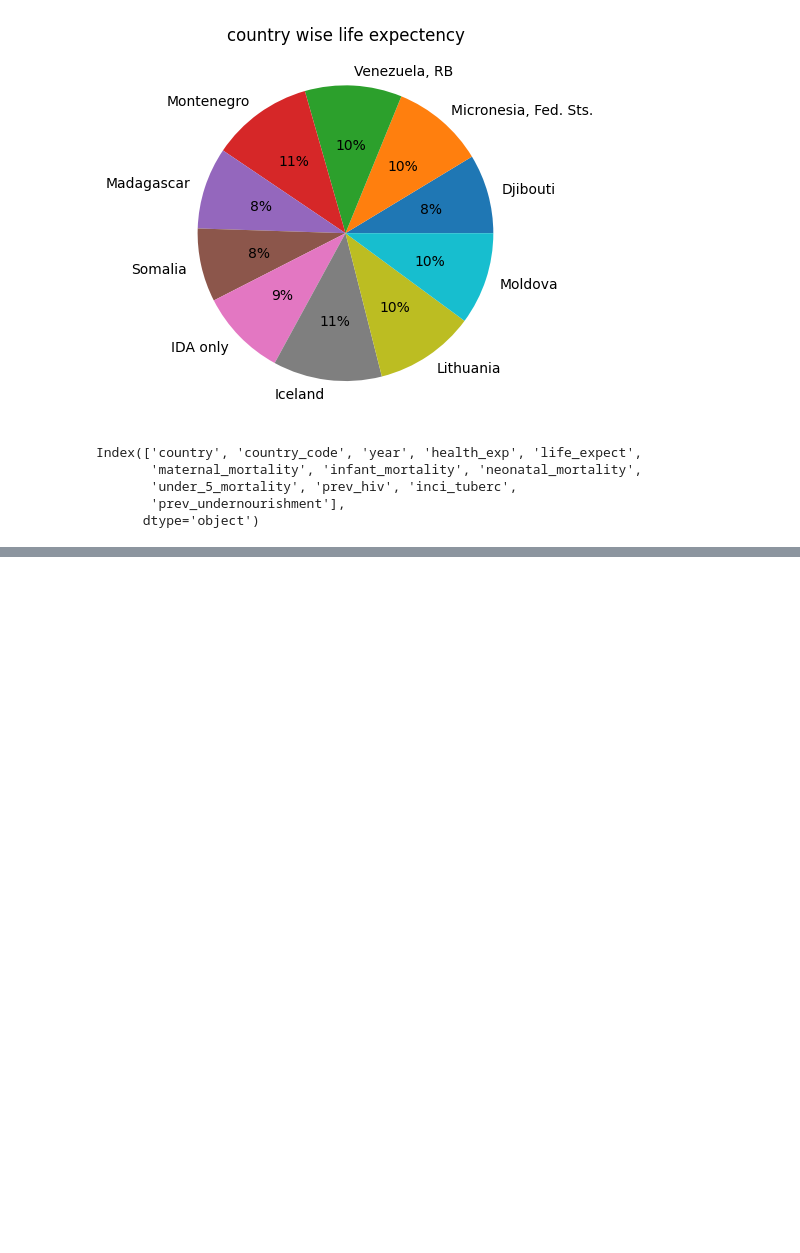
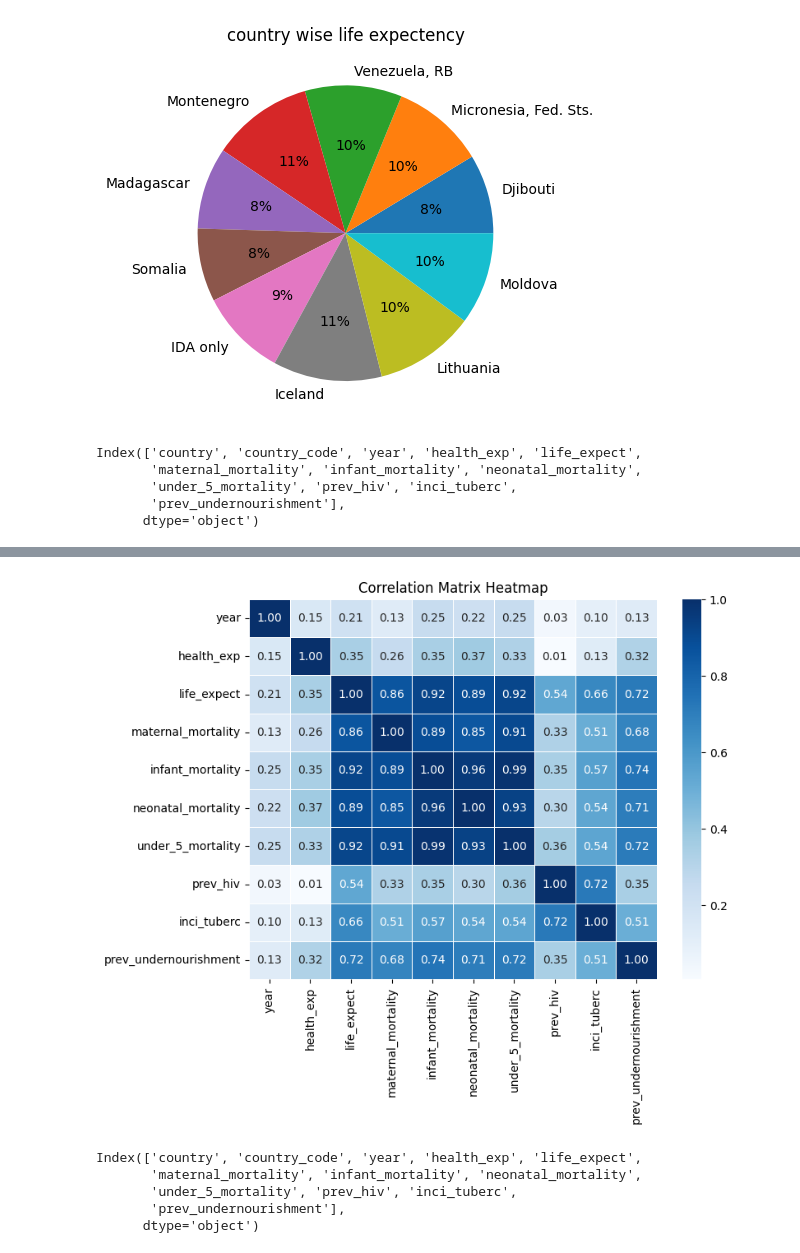
Before and after one commit to Praveenpadidapu/ML-Assignments, a Jupyter notebook: Blog.ipynb, the cells around one changed output, grey strips where cells are left out. Drawn from its saved outputs; the diff is of its cells as text; code cells hidden in the pictures; blank space fills up the shorter version.

```diff
--- a/Blog.ipynb
+++ b/Blog.ipynb
@@ -237,0 +237,18 @@ Index(['country', 'country_code', 'year', 'health_exp', 'life_expect',
+# %%
+
+numerical_data = data.select_dtypes(include=np.number)
+m=numerical_data.corr().abs()
+plt.figure(figsize=(8, 6))
+sns.heatmap(m, annot=True, cmap='Blues', fmt=".2f", linewidths=0.5)
+plt.title("Correlation Matrix Heatmap")
+plt.show()
+# %% [output]
+[figure, added]
+# %%
+data.columns
+# %% [output]
+Index(['country', 'country_code', 'year', 'health_exp', 'life_expect',
+       'maternal_mortality', 'infant_mortality', 'neonatal_mortality',
+       'under_5_mortality', 'prev_hiv', 'inci_tuberc',
+       'prev_undernourishment'],
+      dtype='object')
```
Also changed, not shown: parts of 9 cells of this notebook.
